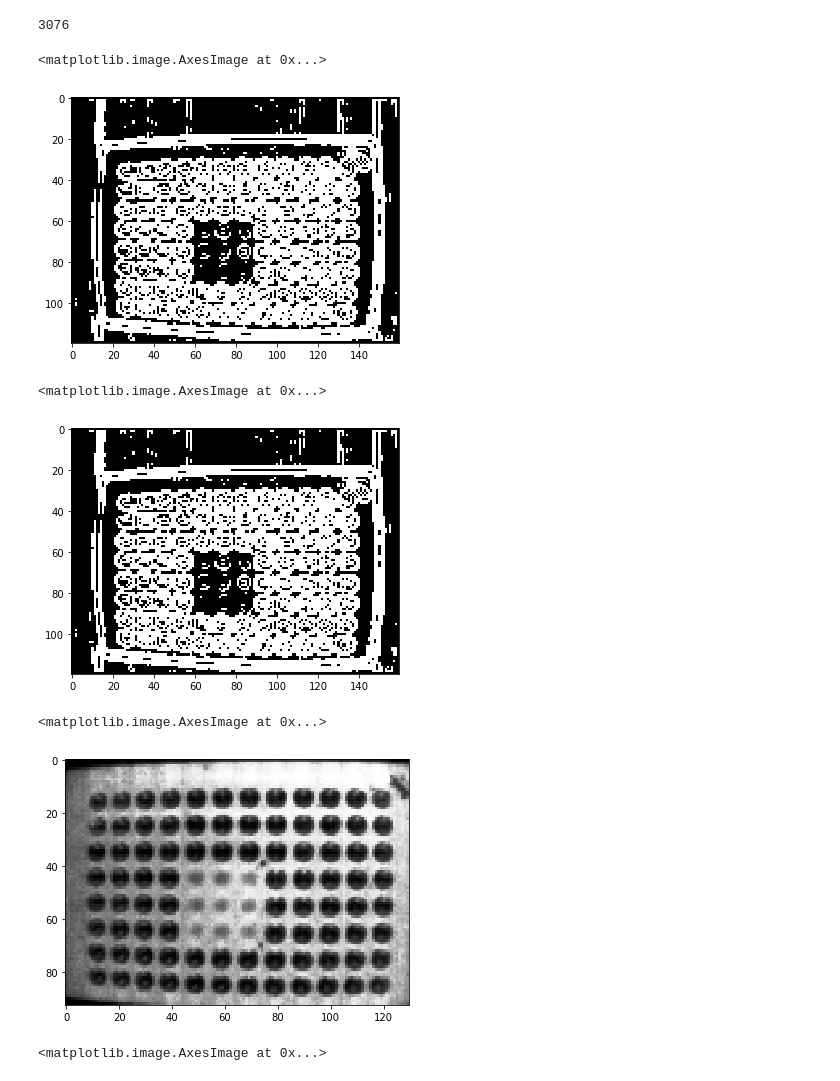
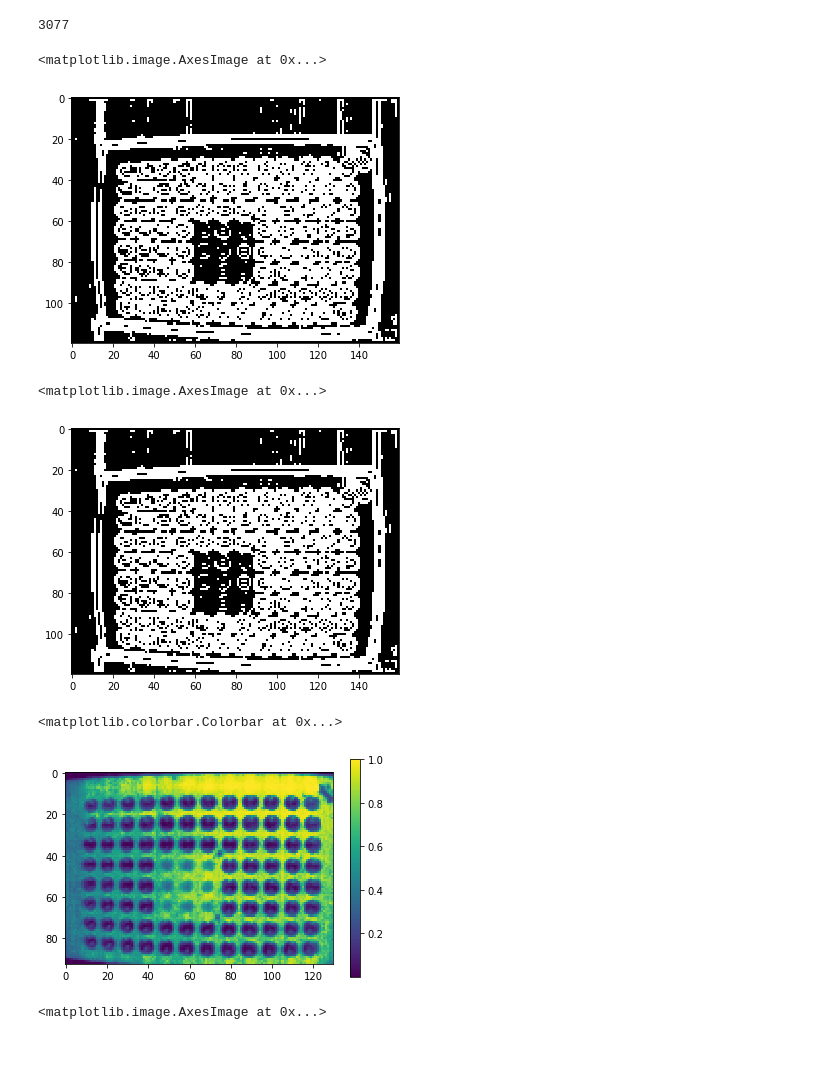
Before and after one commit to jrodguez/musical-robot, a Jupyter notebook: examples/ORB.ipynb, the cells around one changed output. Saved outputs shown, nothing was run; the diff lists cells and outputs as text; code cells hidden in the pictures; blank space fills up the shorter version.

```diff
--- a/examples/ORB.ipynb
+++ b/examples/ORB.ipynb
@@ -24,12 +19,15 @@ for img in tiff:
+# %%
+frames = io.imread('../doc/ChCl_CA_DES_96_5_17_19.tiff')
+test_frames = io.imread('../doc/TestVideo.tiff')
 # %%
 len(frames)
 # %% [output]
-3076
+3077
 # %%
-test_frames = []
-test_tiff = tc.opentiff('../doc/TestVideo.tiff')
-for img in test_tiff:
-    test_frames.append(img)
+# test_frames = []
+# test_tiff = tc.opentiff('../doc/TestVideo.tiff')
+# for img in test_tiff:
+#     test_frames.append(img)
 # %%
 image = test_frames[100]
 # %%
@@ -40,20 +38,21 @@ edges = sobel(sob)>0.00015
 io.imshow(edges)
 # %% [output]
 <matplotlib.image.AxesImage at 0x...>
-[figure, old version]
+[figure, new version]
 # %%
 io.imshow(edges)
 # %% [output]
 <matplotlib.image.AxesImage at 0x...>
-[figure, old version]
+[figure, new version]
 # %%
 img1 = test_frames[400][20:113,15:145]
 sharp_img1 = equalize_hist(img1, nbins=256, mask=None)
 # %%
-io.imshow(sharp_img1)
+plt.imshow(sharp_img1)
+plt.colorbar()
 # %% [output]
-<matplotlib.image.AxesImage at 0x...>
+<matplotlib.colorbar.Colorbar at 0x...>
-[figure, old version]
+[figure, new version]
 # %%
 # gaus = gaussian(sharp_img1, sigma=0.5)
 edges1 = feature.canny(gaus)>0.5
```
Also changed, not shown: parts of 6 cells of this notebook, 1 other file.
